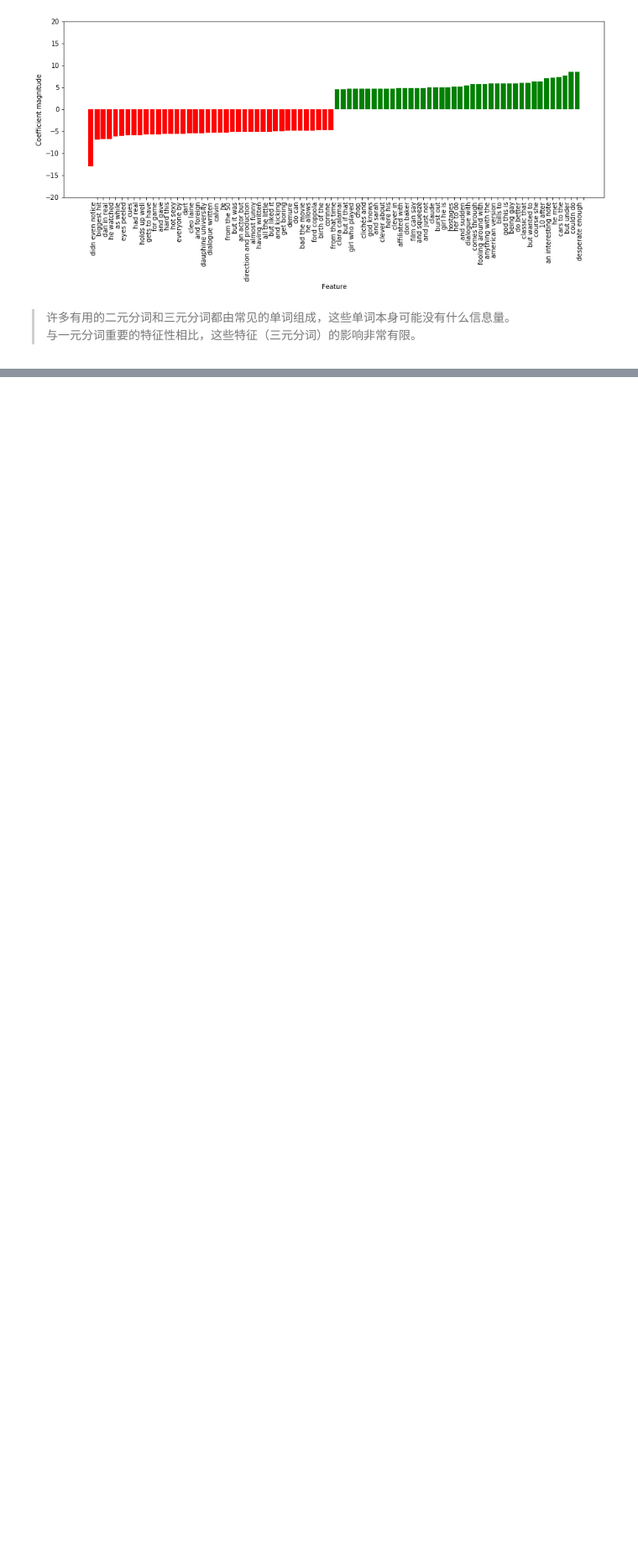
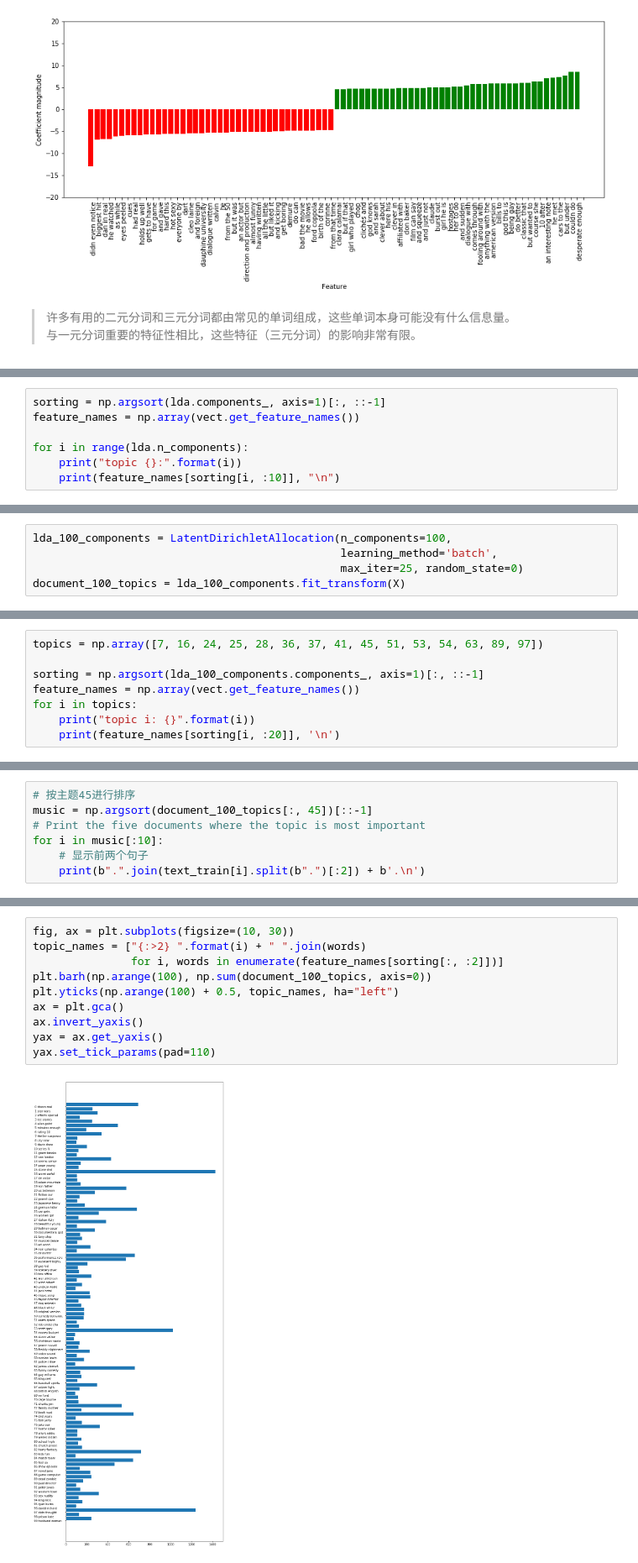
Before and after one commit to libingallin/introduction-to-ml, a Jupyter notebook: ch7_working_with_text_data.ipynb, the cells around one changed output, grey strips where cells are left out. Shown: that part at 84% size. Cells and saved outputs as stored; diff of their text form; blank space fills up the shorter version.

Commit message:
Add topic modeling

```diff
--- a/ch7_working_with_text_data.ipynb
+++ b/ch7_working_with_text_data.ipynb
@@ -659,0 +716,7 @@ plt.show()
+# %%
+sorting = np.argsort(lda.components_, axis=1)[:, ::-1]
+feature_names = np.array(vect.get_feature_names())
+
+for i in range(lda.n_components):
+    print("topic {}:".format(i))
+    print(feature_names[sorting[i, :10]], "\n")
@@ -659,0 +745,5 @@ plt.show()
+# %%
+lda_100_components = LatentDirichletAllocation(n_components=100,
+                                               learning_method='batch',
+                                               max_iter=25, random_state=0)
+document_100_topics = lda_100_components.fit_transform(X)
@@ -659,0 +754,8 @@ plt.show()
+# %%
+topics = np.array([7, 16, 24, 25, 28, 36, 37, 41, 45, 51, 53, 54, 63, 89, 97])
+
+sorting = np.argsort(lda_100_components.components_, axis=1)[:, ::-1]
+feature_names = np.array(vect.get_feature_names())
+for i in topics:
+    print("topic i: {}".format(i))
+    print(feature_names[sorting[i, :20]], '\n')
@@ -659,0 +786,7 @@ plt.show()
+# %%
+# 按主题45进行排序
+music = np.argsort(document_100_topics[:, 45])[::-1]
+# Print the five documents where the topic is most important
+for i in music[:10]:
+    # 显示前两个句子
+    print(b".".join(text_train[i].split(b".")[:2]) + b'.\n')
@@ -659,0 +806,12 @@ plt.show()
+# %%
+fig, ax = plt.subplots(figsize=(10, 30))
+topic_names = ["{:>2} ".format(i) + " ".join(words)
+               for i, words in enumerate(feature_names[sorting[:, :2]])]
+plt.barh(np.arange(100), np.sum(document_100_topics, axis=0))
+plt.yticks(np.arange(100) + 0.5, topic_names, ha="left")
+ax = plt.gca()
+ax.invert_yaxis()
+yax = ax.get_yaxis()
+yax.set_tick_params(pad=110)
+# %% [output]
+[figure, added]
```
Also changed, not shown: parts of 26 cells of this notebook.
